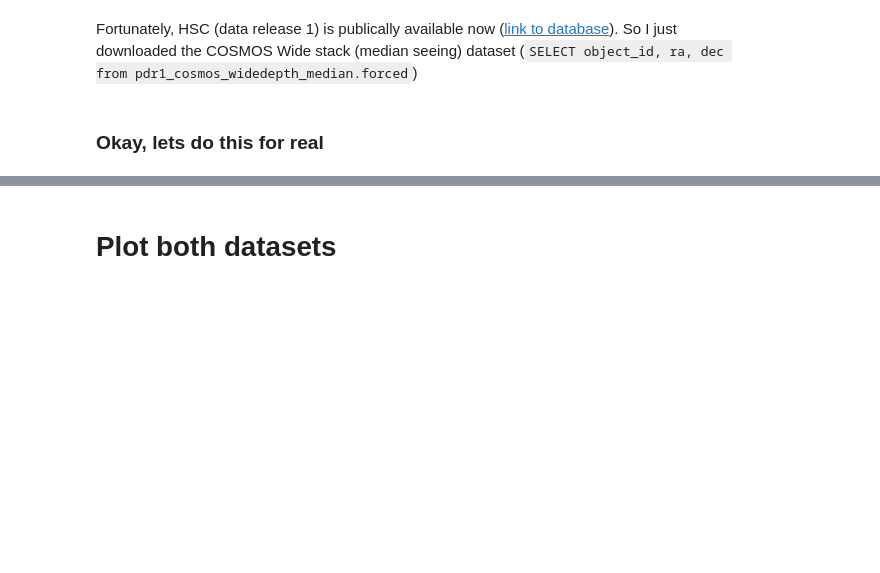
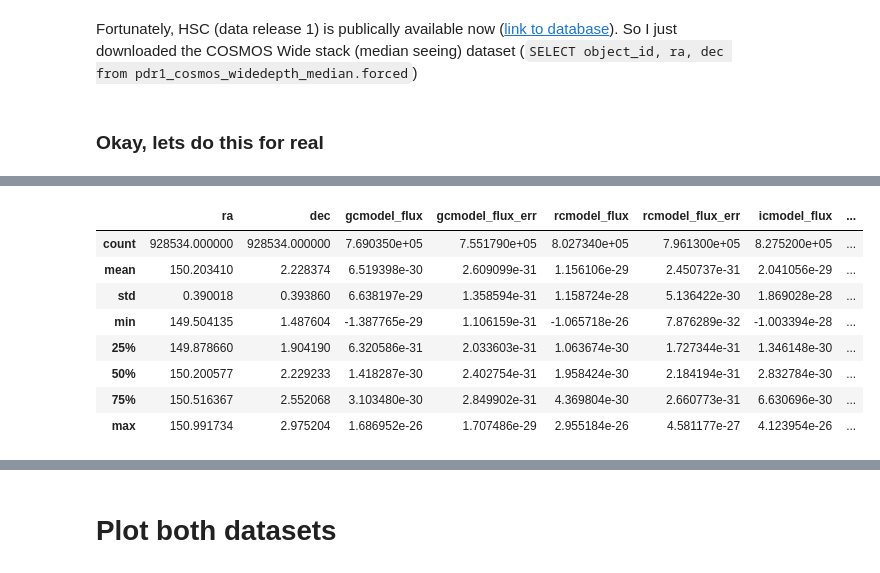
Before and after one commit to yluo54301/dwarf_photo-z, a Jupyter notebook: completeness/HSC_COSMOS_completeness.ipynb, the cells around one changed output, grey strips where cells are left out. Saved outputs shown, nothing was run; the diff lists cells and outputs as text; code cells hidden in the pictures; blank space fills up the shorter version.

```diff
--- a/completeness/HSC_COSMOS_completeness.ipynb
+++ b/completeness/HSC_COSMOS_completeness.ipynb
@@ -84,2 +84,14 @@ df_HSC.head()
+# %%
+HSC.df.describe()
+# %% [output]
+|  | ra | dec | gcmodel_flux | gcmodel_flux_err | rcmodel_flux | rcmodel_flux_err | icmodel_flux | ... |
+| count | 928534.000000 | 928534.000000 | 7.690350e+05 | 7.551790e+05 | 8.027340e+05 | 7.961300e+05 | 8.275200e+05 | ... |
+| mean | 150.203410 | 2.228374 | 6.519398e-30 | 2.609099e-31 | 1.156106e-29 | 2.450737e-31 | 2.041056e-29 | ... |
+| std | 0.390018 | 0.393860 | 6.638197e-29 | 1.358594e-31 | 1.158724e-28 | 5.136422e-30 | 1.869028e-28 | ... |
+| min | 149.504135 | 1.487604 | -1.387765e-29 | 1.106159e-31 | -1.065718e-26 | 7.876289e-32 | -1.003394e-28 | ... |
+| 25% | 149.878660 | 1.904190 | 6.320586e-31 | 2.033603e-31 | 1.063674e-30 | 1.727344e-31 | 1.346148e-30 | ... |
+| 50% | 150.200577 | 2.229233 | 1.418287e-30 | 2.402754e-31 | 1.958424e-30 | 2.184194e-31 | 2.832784e-30 | ... |
+| 75% | 150.516367 | 2.552068 | 3.103480e-30 | 2.849902e-31 | 4.369804e-30 | 2.660773e-31 | 6.630696e-30 | ... |
+| max | 150.991734 | 2.975204 | 1.686952e-26 | 1.707486e-29 | 2.955184e-26 | 4.581177e-27 | 4.123954e-26 | ... |
 # %%
 downsample_factor = 10
```
Also changed, not shown: parts of 41 cells of this notebook, 4 other files.
